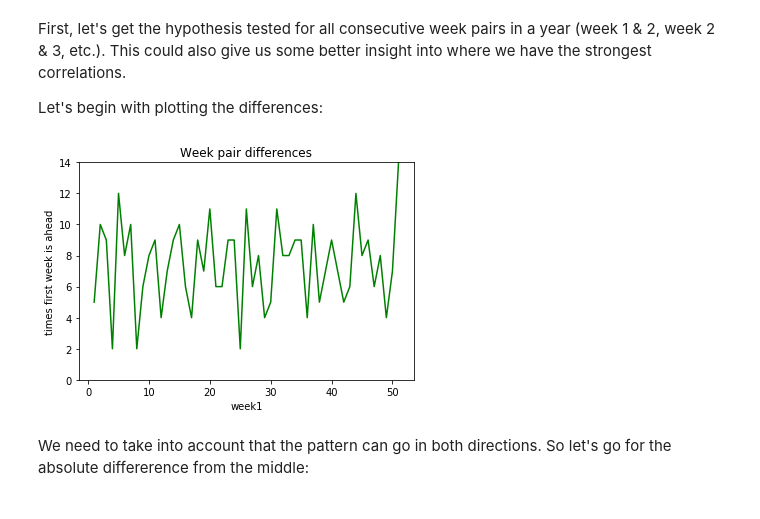
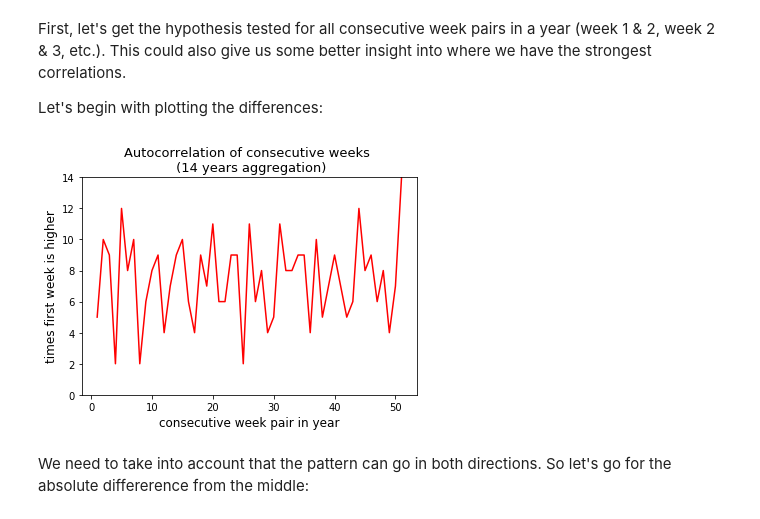
Before and after one commit to franzmornau/Traffic-Accident-Hotspots-and-Patterns, a Jupyter notebook: hypothesis_testing/Hypothesis_woy_2.ipynb, the cells around one changed output. Cells and saved outputs as stored; diff of their text form; code cells hidden in the pictures.

```diff
--- a/hypothesis_testing/Hypothesis_woy_2.ipynb
+++ b/hypothesis_testing/Hypothesis_woy_2.ipynb
@@ -202,15 +187,15 @@ wp_diff = [w1_higher_than_w2(i,i+1) for i in range(1,52)]
 # %%
 x = range(1,52)
 y = wp_diff
 plt.figure()
-plt.plot(x, y, color = 'g')
-plt.title('Week pair differences')
-plt.xlabel('week1')
-plt.ylabel('times first week is ahead')
+plt.plot(x, y, color = 'r')
+plt.title('Autocorrelation of consecutive weeks \n (14 years aggregation)', fontsize=13)
+plt.xlabel('consecutive week pair in year', fontsize=12)
+plt.ylabel('times first week is higher', fontsize=12)
 plt.ylim(0,14)
 plt.savefig('week pair differences')
 # %% [output]
-[figure, old version]
+[figure, new version]
 # %% [markdown]
 We need to take into account that the pattern can go in both directions. So let's go for the absolute differerence from the middle:
 # %%
```
Also changed, not shown: parts of 9 cells of this notebook, 1 other file.
